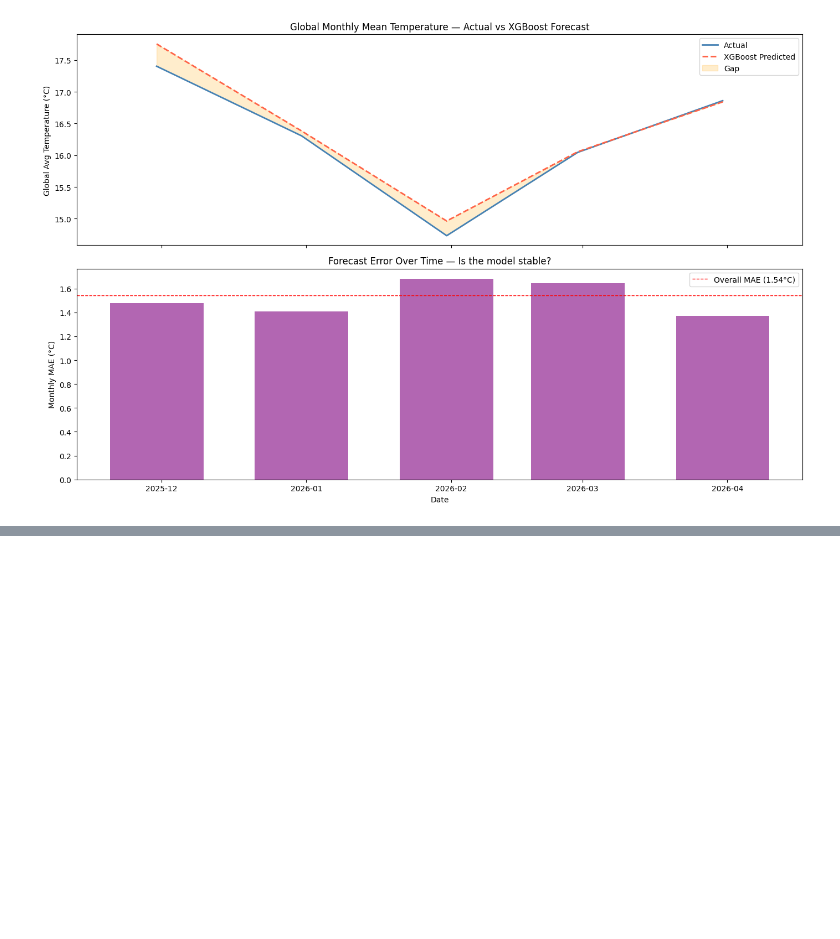
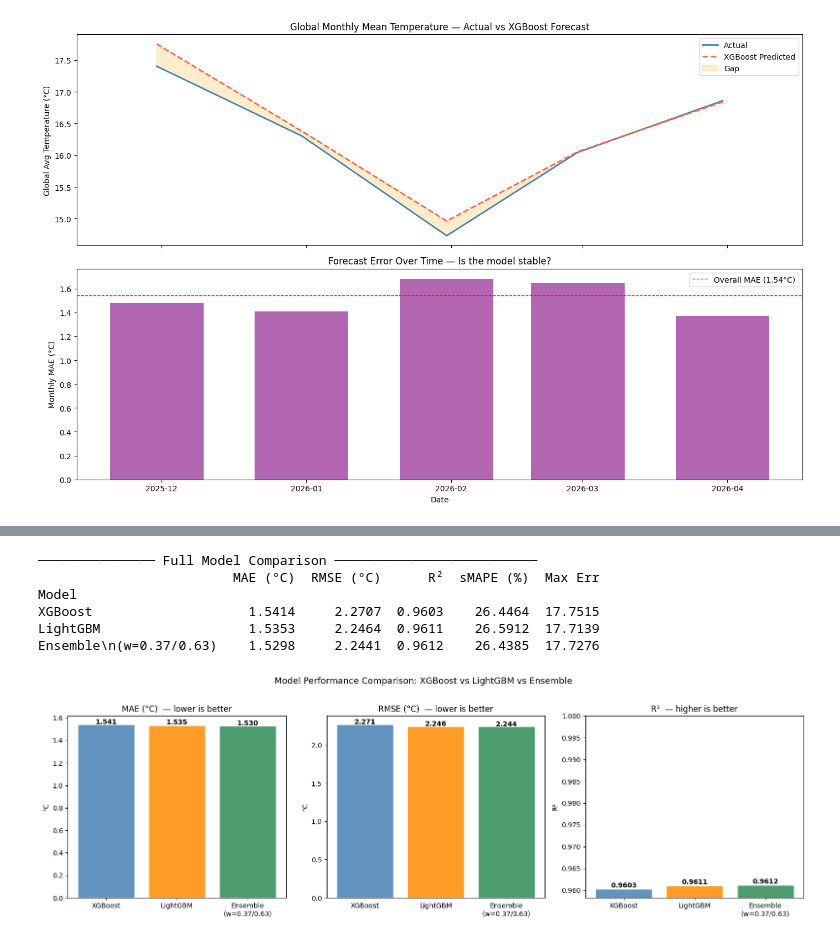
Before and after one commit to utidolas/PMAcceleratorData, a Jupyter notebook: model.ipynb, the cells around one changed output, grey strips where cells are left out. Cells and saved outputs as stored; diff of their text form; code cells hidden in the pictures; blank space fills up the shorter version.

```diff
--- a/model.ipynb
+++ b/model.ipynb
@@ -712,0 +942,19 @@ plt.show()
+# %%
+#  ENSEMBLE — GENERATE TEST PREDICTIONS & EVALUATE
+
+y_ensemble_scaled  = w_xgb * y_pred_scaled + w_lgb * y_pred_lgb_scaled
+y_ensemble_celsius = inverse_temp(y_ensemble_scaled)
+
+ens_mae     = mean_absolute_error(y_true_celsius, y_ensemble_celsius)
+ens_rmse    = np.sqrt(mean_squared_error(y_true_celsius, y_ensemble_celsius))
+ens_r2      = r2_score(y_true_celsius, y_ensemble_celsius)
+ens_smape   = np.mean(2 * np.abs(y_ensemble_celsius - y_true_celsius) /
+                      (np.abs(y_true_celsius) + np.abs(y_ensemble_celsius) + 1e-8)) * 100
+ens_max_err = max_error(y_true_celsius, y_ensemble_celsius)
+
+print("────────── Ensemble Final — Test Set Performance ───────────────")
+print(f"  MAE      : {ens_mae:.3f} °C")
+print(f"  RMSE     : {ens_rmse:.3f} °C")
+print(f"  R²       : {ens_r2:.4f}")
+print(f"  sMAPE    : {ens_smape:.2f}%")
+print(f"  Max Error: {ens_max_err:.3f} °C")
@@ -712,0 +968,58 @@ plt.show()
+# %%
+#  MODEL COMPARISON TABLE & CHART
+
+comparison_df = pd.DataFrame({
+    'Model':     ['XGBoost', 'LightGBM', f'Ensemble\n(w={w_xgb:.2f}/{w_lgb:.2f})'],
+    'MAE (°C)':  [mae,       lgb_mae,    ens_mae],
+    'RMSE (°C)': [rmse,      lgb_rmse,   ens_rmse],
+    'R²':        [r2,        lgb_r2,     ens_r2],
+    'sMAPE (%)': [smape,     lgb_smape,  ens_smape],
+    'Max Err':   [max_err,   lgb_max_err,ens_max_err],
+})
+comparison_df = comparison_df.set_index('Model')
+print("\n─────────────── Full Model Comparison ──────────────────────────")
+print(comparison_df.round(4).to_string())
+
+#  Visual comparison
+metrics_plot = comparison_df[['MAE (°C)', 'RMSE (°C)']].copy()
+colors = ['steelblue', 'darkorange', 'seagreen']
+
+fig, axes = plt.subplots(1, 3, figsize=(16, 5))
+
+# MAE
+axes[0].bar(metrics_plot.index, metrics_plot['MAE (°C)'],
+            color=colors, alpha=0.85, edgecolor='white')
+axes[0].set_title('MAE (°C)  — lower is better')
+axes[0].set_ylabel('°C')
+for i, v in enumerate(metrics_plot['MAE (°C)']):
+    axes[0].text(i, v + 0.005, f'{v:.3f}', ha='center', fontweight='bold', fontsize=10)
+
+# RMSE
+axes[1].bar(metrics_plot.index, metrics_plot['RMSE (°C)'],
+            color=colors, alpha=0.85, edgecolor='white')
+axes[1].set_title('RMSE (°C)  — lower is better')
+axes[1].set_ylabel('°C')
+for i, v in enumerate(metrics_plot['RMSE (°C)']):
+    axes[1].text(i, v + 0.005, f'{v:.3f}', ha='center', fontweight='bold', fontsize=10)
+
+# R²
+axes[2].bar(comparison_df.index, comparison_df['R²'],
+            color=colors, alpha=0.85, edgecolor='white')
+axes[2].set_title('R²  — higher is better')
+axes[2].set_ylabel('R²')
+axes[2].set_ylim(min(comparison_df['R²']) - 0.002, 1.0)
+for i, v in enumerate(comparison_df['R²']):
+    axes[2].text(i, v + 0.0003, f'{v:.4f}', ha='center', fontweight='bold', fontsize=10)
+
+plt.suptitle('Model Performance Comparison: XGBoost vs LightGBM vs Ensemble',
+             fontsize=13, y=1.02)
+plt.tight_layout()
+plt.show()
+# %% [output]
+─────────────── Full Model Comparison ──────────────────────────
+                         MAE (°C)  RMSE (°C)      R²  sMAPE (%)  Max Err
+Model
+XGBoost                    1.5414     2.2707  0.9603    26.4464  17.7515
+LightGBM                   1.5353     2.2464  0.9611    26.5912  17.7139
+Ensemble\n(w=0.37/0.63)    1.5298     2.2441  0.9612    26.4385  17.7276
+[figure, added]
```
Also changed, not shown: parts of 19 cells of this notebook, 9 other files.
